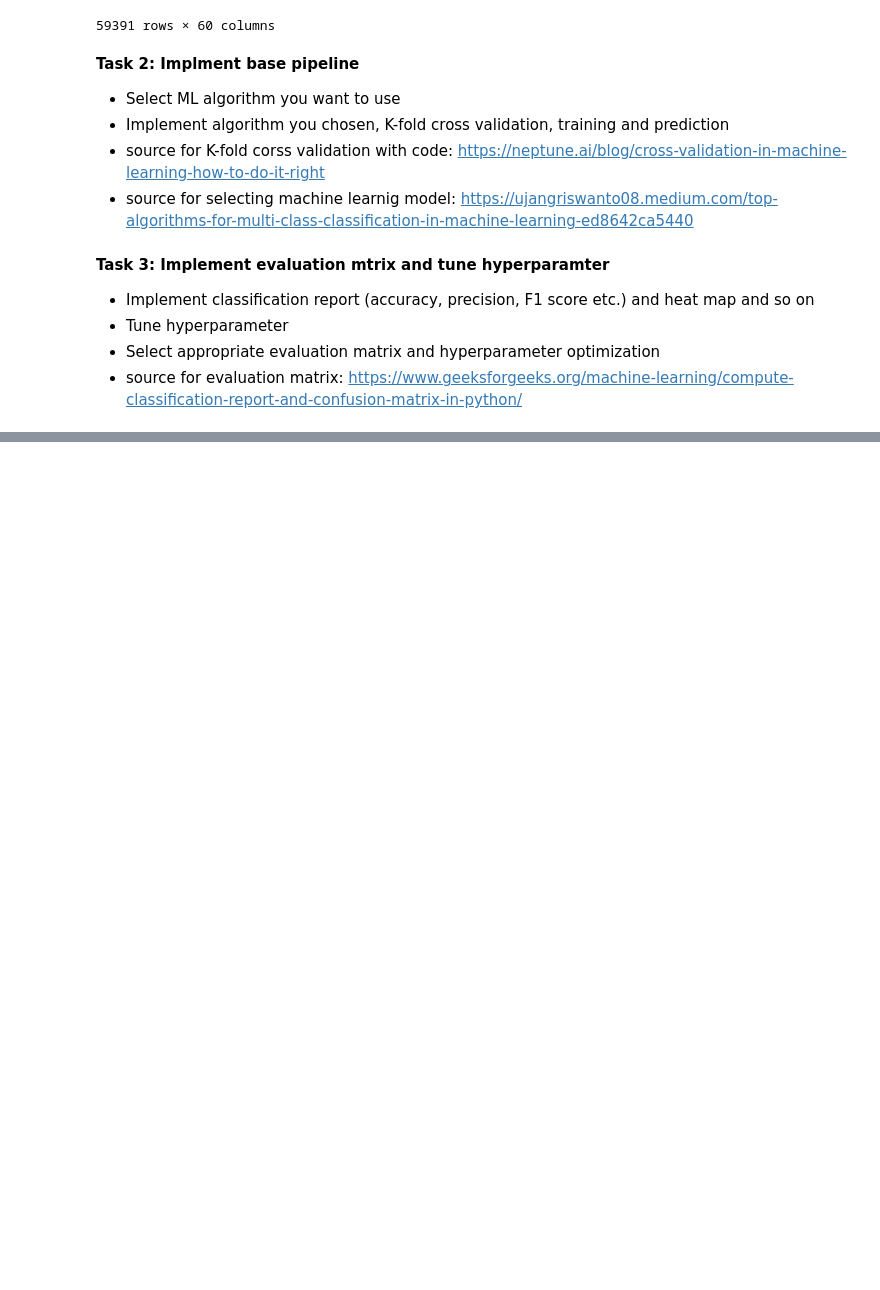
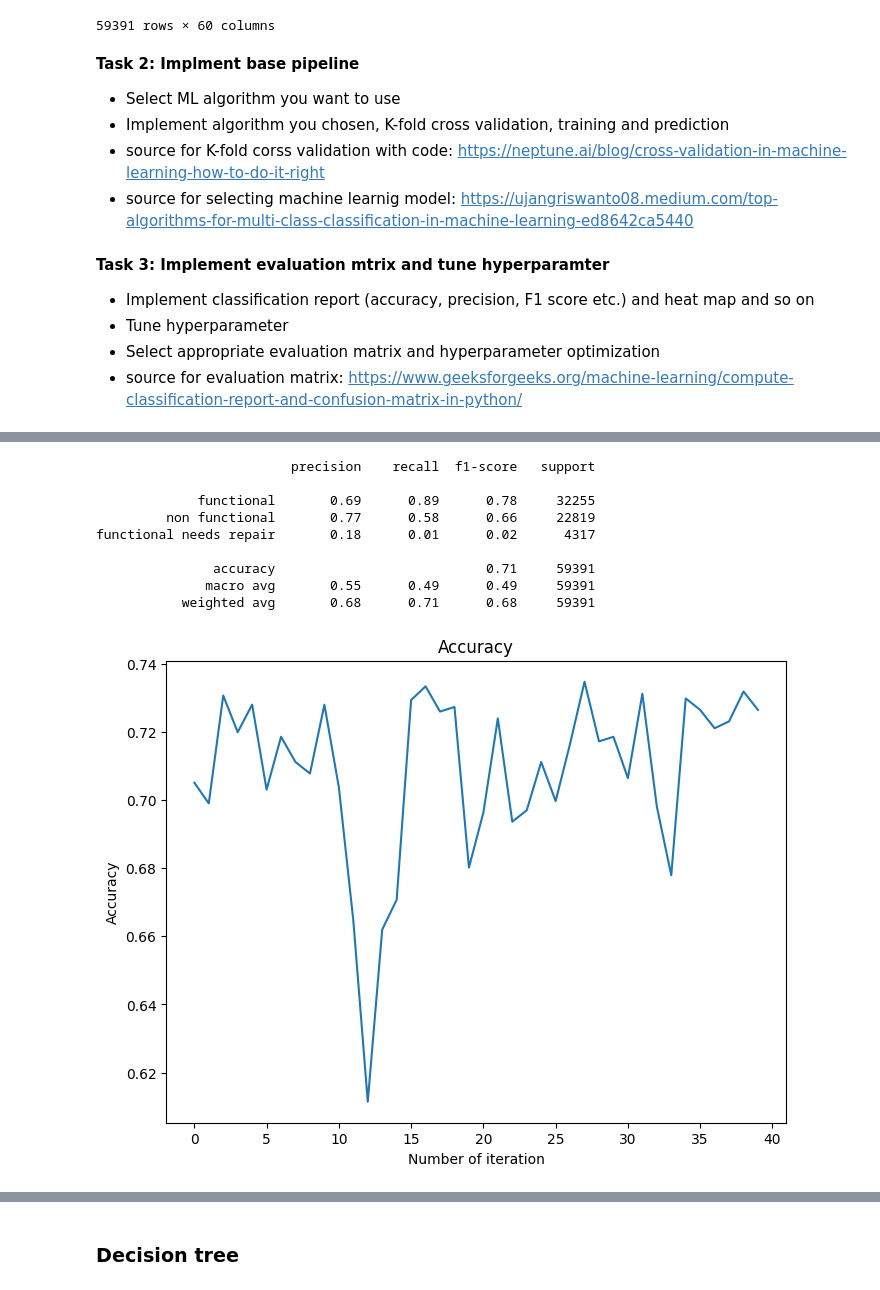
Before and after one commit to floranuta/Data_Circle, a Jupyter notebook: notebooks/model_development.ipynb, the cells around one changed output, grey strips where cells are left out. Drawn from its saved outputs; the diff is of its cells as text; code cells hidden in the pictures; blank space fills up the shorter version.

```diff
--- a/notebooks/model_development.ipynb
+++ b/notebooks/model_development.ipynb
@@ -348,3 +366,34 @@ encoded_data
 - Implement algorithm you chosen, K-fold cross validation, training and prediction
 - source for K-fold corss validation with code: https://neptune.ai/blog/cross-validation-in-machine-learning-how-to-do-it-right
 - source for selecting machine learnig model: https://ujangriswanto08.medium.com/top-algorithms-for-multi-class-classification-in-machine-learning-ed8642ca5440
+# %%
+def oversample(X: np.array, y: np.array, method: str) -> np.array:
+    """ Randomly oversample minority class """
+
+    if method == "basic":
+        # Over Sampling Minority class
+        print("Oversample with basic oversampling")
+        OverS = RandomOverSampler(random_state=42)
+
+    elif method == "smote":
+        # over sample with SMOTE
+        # https://medium.com/data-science/class-imbalance-strategies-a-visual-guide-with-code-8bc8fae71e1a
+        print("Oversample with SMOTE")
+        OverS = SMOTE(random_state=0)
+
+    elif method == "adasyn":
+        # oversample with ADASYN
+        # https://medium.com/data-science/class-imbalance-strategies-a-visual-guide-with-code-8bc8fae71e1a
+        print("Oversample with ADASYN")
+        OverS = ADASYN(random_state=0)
+
+    # Fit predictor (x variable) and target (y variable) using fit_resample()
+    X_Over, y_Over = OverS.fit_resample(X, y)
+
+    # Printing number of samples in each class after Over-Sampling
+    print("Before Oversampling -> After Oversampling")
+    print(f"functional:  {np.count_nonzero(y == TARGET_MAPPING["functional"])} -> {np.count_nonzero(y_Over == TARGET_MAPPING["functional"])}")
+    print(f"non functional: {np.count_nonzero(y == TARGET_MAPPING["non functional"])} -> {np.count_nonzero(y_Over == TARGET_MAPPING["non functional"])}")
+    print(f"functional needs repair: {np.count_nonzero(y == TARGET_MAPPING["functional needs repair"])} -> {np.count_nonzero(y_Over == TARGET_MAPPING["functional needs repair"])}")
+
+    return X_Over, y_Over
@@ -356,0 +562,10 @@ encoded_data
+# %%
+### Linear classifiers (SVM, logistic regression, etc.) with SGD training.
+# One vs. Rest classifcation
+classifier = SGDClassifier(max_iter=1000, tol=1e-3)
+
+y_test_all, y_pred_all, accuracy_all = run(data=encoded_data,
+                                            is_oversample=False,
+                                            classifier=classifier,
+                                            k_fold_split=40,
+                                            method="basic")
@@ -356,0 +590,15 @@ encoded_data
+# %%
+evaluate_model(y_test_all=y_test_all,
+               y_pred_all=y_pred_all,
+               accuracy_all=accuracy_all)
+# %% [output]
+                         precision    recall  f1-score   support
+
+             functional       0.69      0.89      0.78     32255
+         non functional       0.77      0.58      0.66     22819
+functional needs repair       0.18      0.01      0.02      4317
+
+               accuracy                           0.71     59391
+              macro avg       0.55      0.49      0.49     59391
+           weighted avg       0.68      0.71      0.68     59391
+[figure, added]
@@ -356,0 +606,2 @@ encoded_data
+# %% [markdown]
+### Decision tree
```
Also changed, not shown: parts of 34 cells of this notebook.
